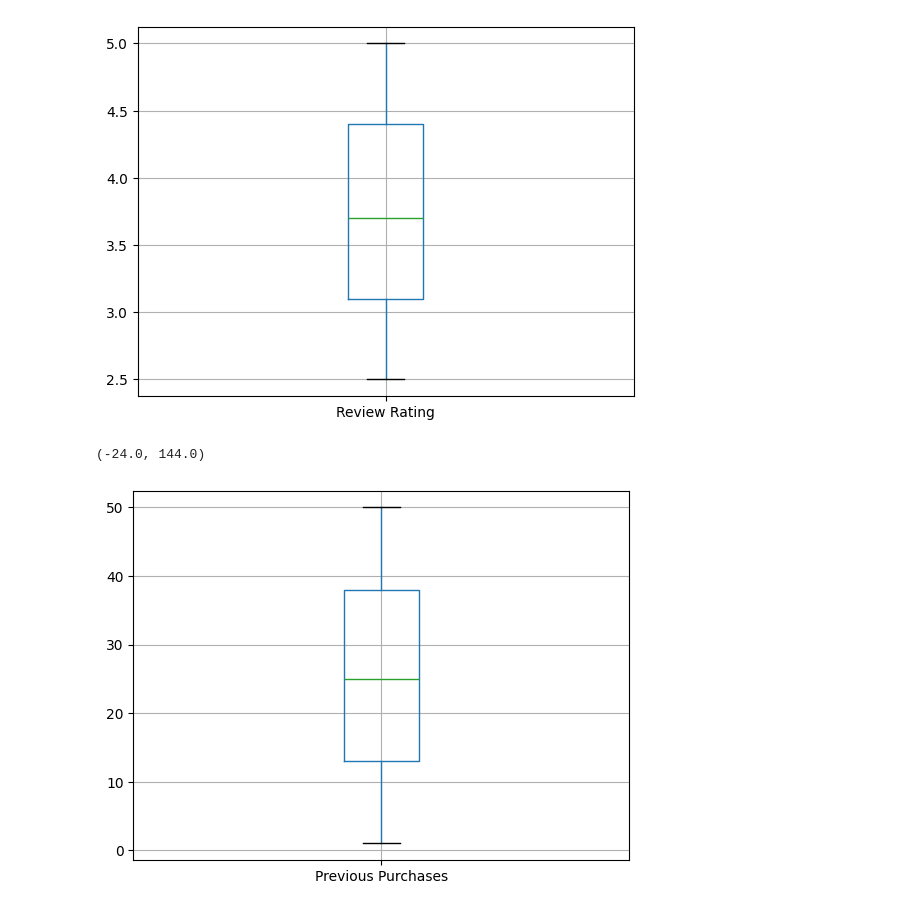
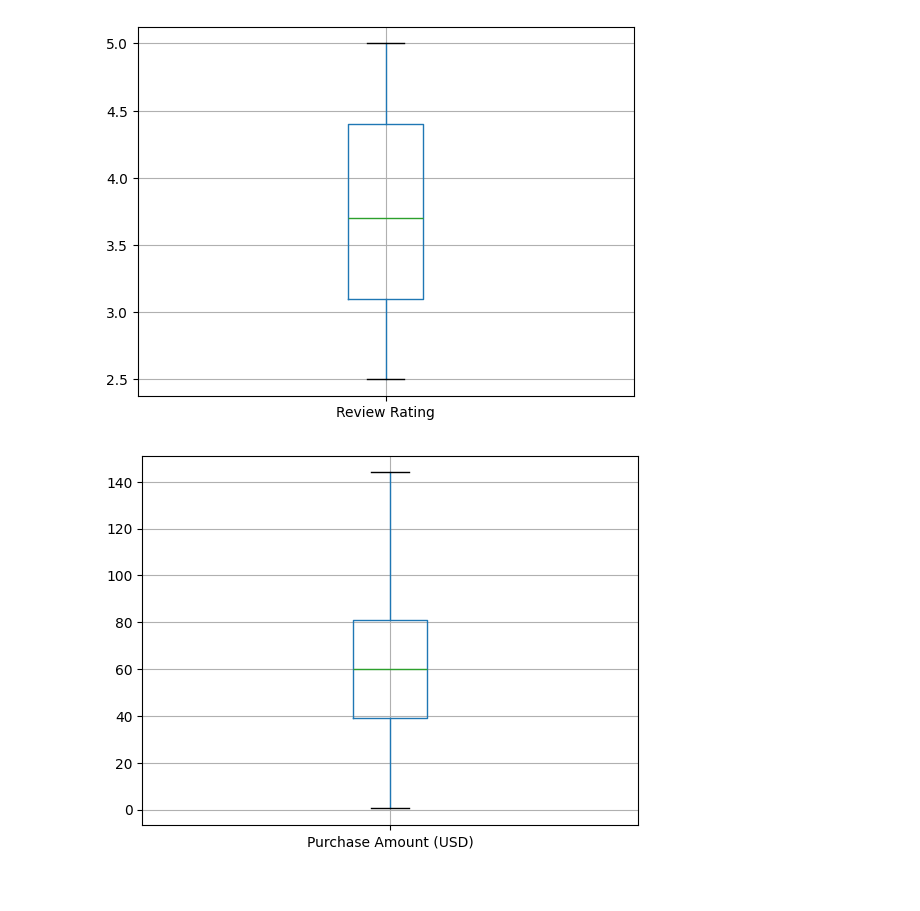
Before and after one commit to gbibek34/shopping-trends-analysis, a Jupyter notebook: eda.ipynb, the cells around one changed output. Saved outputs shown, nothing was run; the diff lists cells and outputs as text; code cells hidden in the pictures.

Commit message:
removing Outliers and Dropping Unused Columns

```diff
--- a/eda.ipynb
+++ b/eda.ipynb
@@ -178,10 +176,10 @@ lowScore,highScore = removeOutlier('Purchase Amount (USD)')
-# %%
-lowScore,highScore
-# %% [output]
-(-24.0, 144.0)
+# %%
+lowScore,highScore = removeOutlier('Purchase Amount (USD)')
+df['Purchase Amount (USD)'] = np.where(df['Purchase Amount (USD)']>highScore,highScore,df['Purchase Amount (USD)'])
+df['Purchase Amount (USD)'] = np.where(df['Purchase Amount (USD)']<lowScore,lowScore,df['Purchase Amount (USD)'])
 # %%
 
-df.boxplot(column=['Previous Purchases'])
+df.boxplot(column=['Purchase Amount (USD)'])
 plt.show()
 # %% [output]
-[figure, old version]
+[figure, new version]
```
Also changed, not shown: parts of 3 cells of this notebook.
